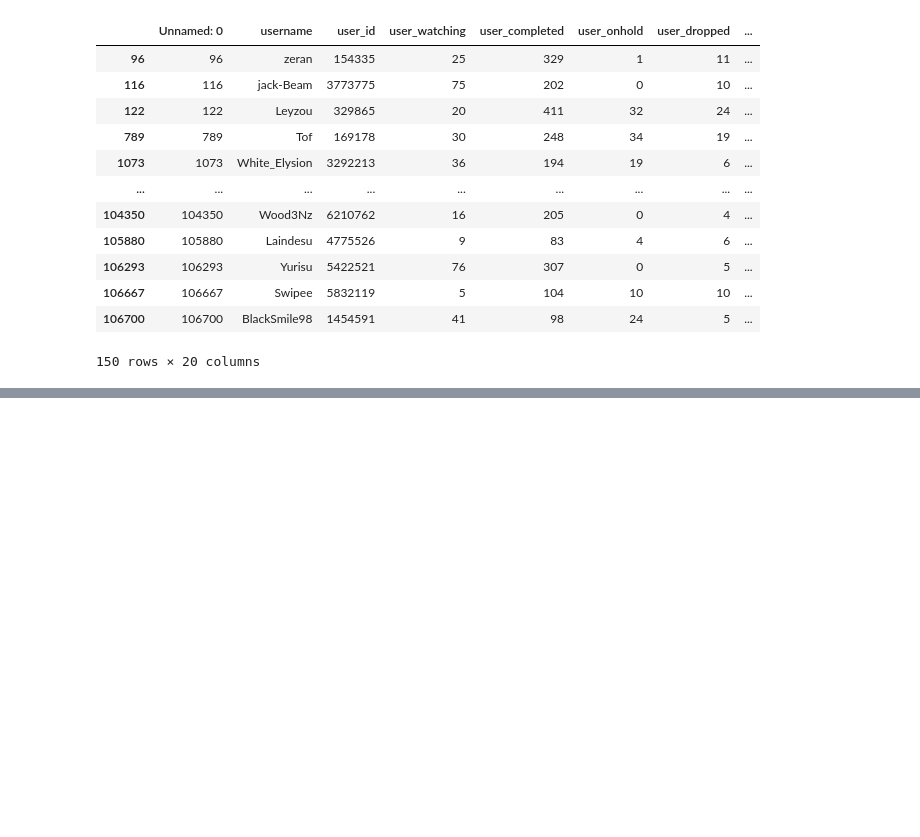
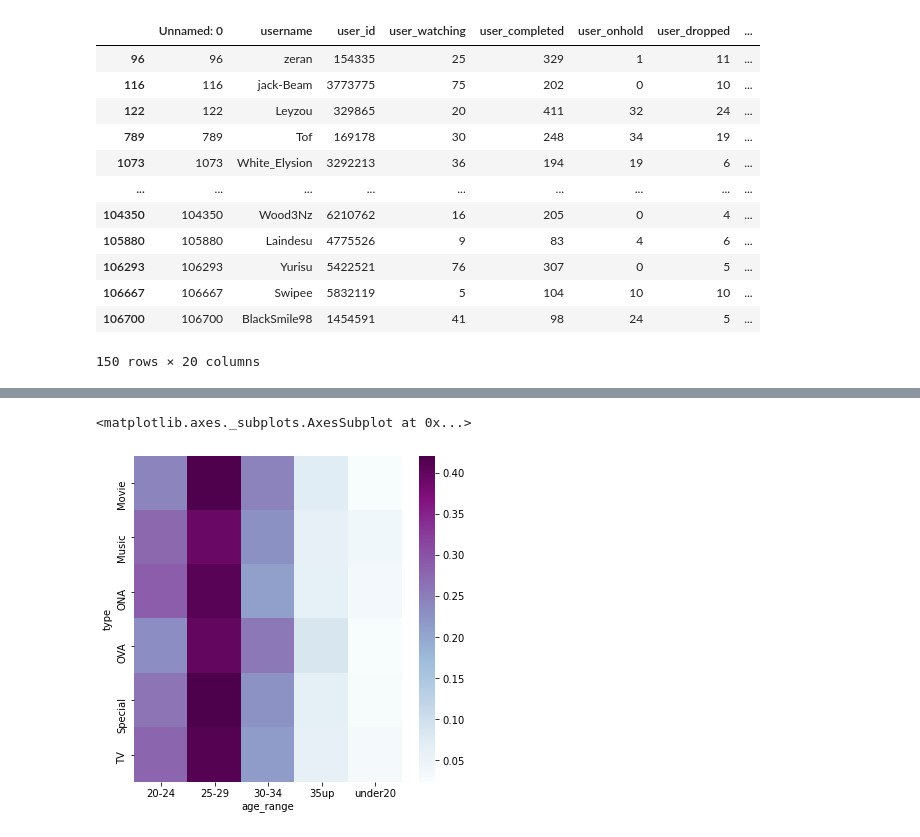
Before and after one commit to Courtneyytam/MSCI446, a Jupyter notebook: Court_EDA.ipynb, the cells around one changed output, grey strips where cells are left out. Drawn from its saved outputs; the diff is of its cells as text; code cells hidden in the pictures; blank space fills up the shorter version.

```diff
--- a/Court_EDA.ipynb
+++ b/Court_EDA.ipynb
@@ -753,0 +779,2 @@ users[users['city']=='paris']
+# %%
+user_AL_join = pd.merge(users, AL, on='username')
@@ -753,0 +925,7 @@ users[users['city']=='paris']
+# %%
+typeVage_HT = pd.crosstab(users_anime_join.type, users_anime_join.age_range, normalize=0)
+fig = plt.figure(figsize=(6,6))
+sns.heatmap(typeVage_HT, cmap='BuPu')
+# %% [output]
+<matplotlib.axes._subplots.AxesSubplot at 0x...>
+[figure, added]
```
Also changed, not shown: parts of 37 cells of this notebook, 2 other files.
